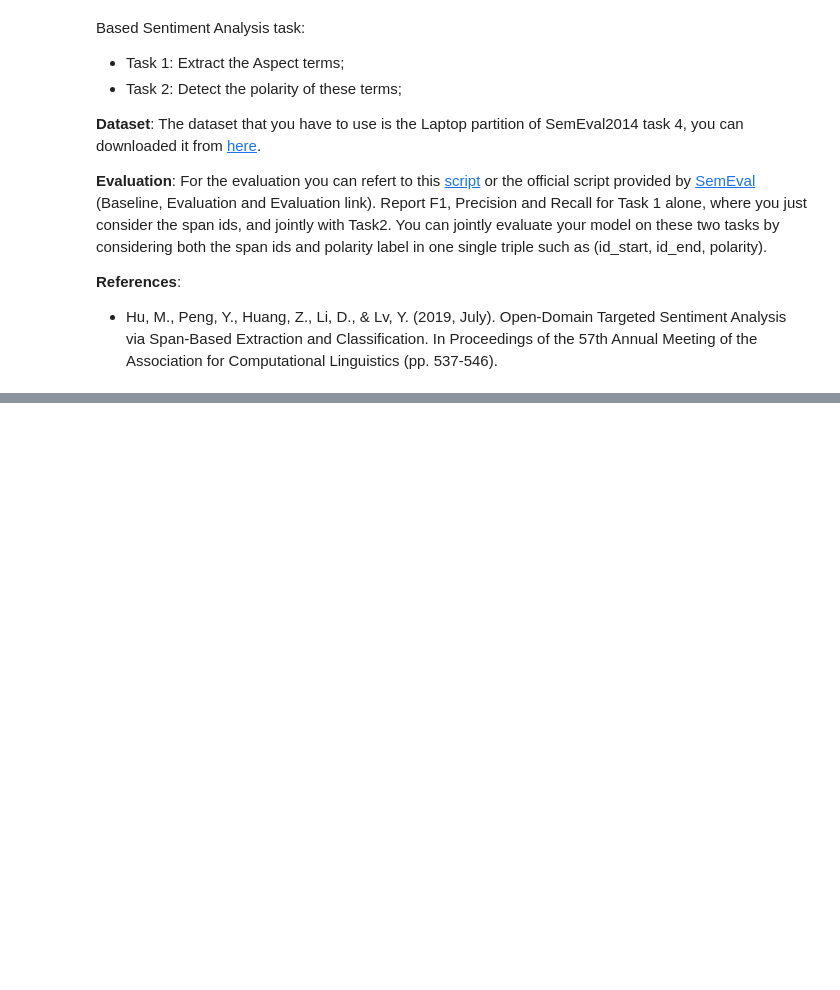
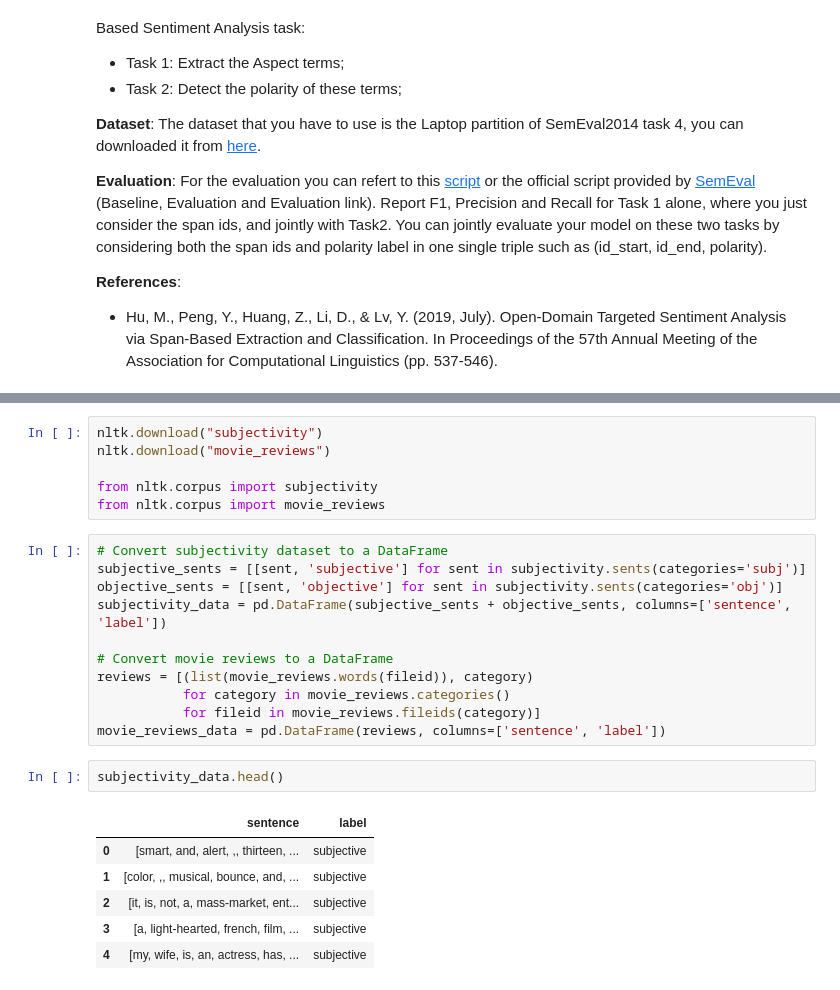
Before and after one commit to adnanit035/NLU-2023-Labs, a Jupyter notebook: Solved_Labs/11_sentiment_analysis_solved.ipynb, the cells around one changed output, grey strips where cells are left out. Drawn from its saved outputs; the diff is of its cells as text; blank space fills up the shorter version.

```diff
--- a/Solved_Labs/11_sentiment_analysis_solved.ipynb
+++ b/Solved_Labs/11_sentiment_analysis_solved.ipynb
@@ -888,0 +1175,26 @@ Implement a joint model based on a Neural Network or a Pre-trained Language mode
+# %%
+nltk.download("subjectivity")
+nltk.download("movie_reviews")
+
+from nltk.corpus import subjectivity
+from nltk.corpus import movie_reviews
+# %%
+# Convert subjectivity dataset to a DataFrame
+subjective_sents = [[sent, 'subjective'] for sent in subjectivity.sents(categories='subj')]
+objective_sents = [[sent, 'objective'] for sent in subjectivity.sents(categories='obj')]
+subjectivity_data = pd.DataFrame(subjective_sents + objective_sents, columns=['sentence', 'label'])
+
+# Convert movie reviews to a DataFrame
+reviews = [(list(movie_reviews.words(fileid)), category)
+           for category in movie_reviews.categories()
+           for fileid in movie_reviews.fileids(category)]
+movie_reviews_data = pd.DataFrame(reviews, columns=['sentence', 'label'])
+# %%
+subjectivity_data.head()
+# %% [output]
+|  | sentence | label |
+| 0 | [smart, and, alert, ,, thirteen, ... | subjective |
+| 1 | [color, ,, musical, bounce, and, ... | subjective |
+| 2 | [it, is, not, a, mass-market, ent... | subjective |
+| 3 | [a, light-hearted, french, film, ... | subjective |
+| 4 | [my, wife, is, an, actress, has, ... | subjective |
```
Also changed, not shown: parts of 63 cells of this notebook, 3 other files.
